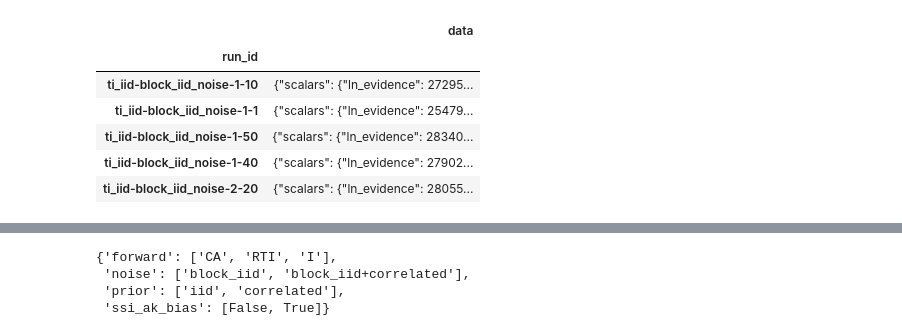
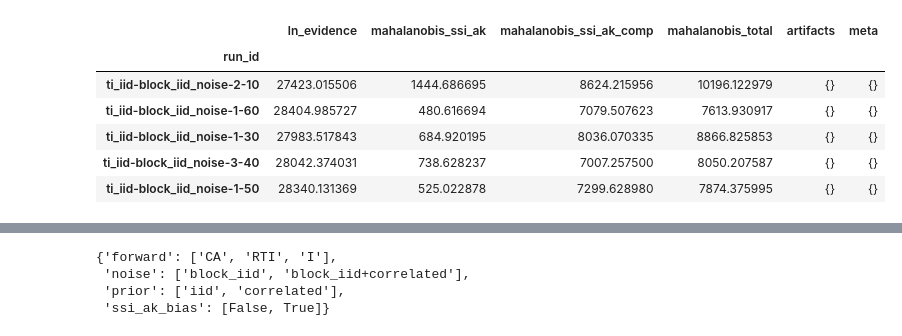
Before and after one commit to auggiemarignier/icanilg, a Jupyter notebook: notebooks/giant_experiment.ipynb, the cells around one changed output, grey strips where cells are left out. Saved outputs shown, nothing was run; the diff lists cells and outputs as text; code cells hidden in the pictures.

```diff
--- a/notebooks/giant_experiment.ipynb
+++ b/notebooks/giant_experiment.ipynb
@@ -22,18 +21,18 @@ from scripts.main import ROOT
 # %%
 db_path = ROOT / "outputs" / "giant_experiment" / "runs.db"
 conn = sqlite3.connect(db_path)
-raw_df = pd.read_sql("SELECT run_id, data FROM results WHERE name = 'summary'", conn, index_col="run_id")
+raw_df = pd.read_sql("SELECT * FROM summary_results", conn, index_col="run_id")
 conn.close()
 
 raw_df.head()
 # %% [output]
-|  | data |
-| run_id |  |
-| ti_iid-block_iid_noise-1-10 | {"scalars": {"ln_evidence": 27295... |
-| ti_iid-block_iid_noise-1-1 | {"scalars": {"ln_evidence": 25479... |
-| ti_iid-block_iid_noise-1-50 | {"scalars": {"ln_evidence": 28340... |
-| ti_iid-block_iid_noise-1-40 | {"scalars": {"ln_evidence": 27902... |
-| ti_iid-block_iid_noise-2-20 | {"scalars": {"ln_evidence": 28055... |
+|  | ln_evidence | mahalanobis_ssi_ak | mahalanobis_ssi_ak_comp | mahalanobis_total | artifacts | meta |
+| run_id |  |  |  |  |  |  |
+| ti_iid-block_iid_noise-2-10 | 27423.015506 | 1444.686695 | 8624.215956 | 10196.122979 | {} | {} |
+| ti_iid-block_iid_noise-1-60 | 28404.985727 | 480.616694 | 7079.507623 | 7613.930917 | {} | {} |
+| ti_iid-block_iid_noise-1-30 | 27983.517843 | 684.920195 | 8036.070335 | 8866.825853 | {} | {} |
+| ti_iid-block_iid_noise-3-40 | 28042.374031 | 738.628237 | 7007.257500 | 8050.207587 | {} | {} |
+| ti_iid-block_iid_noise-1-50 | 28340.131369 | 525.022878 | 7299.628980 | 7874.375995 | {} | {} |
 # %%
 @dataclass(frozen=True)
 class RunConfig:
```
Also changed, not shown: parts of 7 cells of this notebook, 1 other file.
